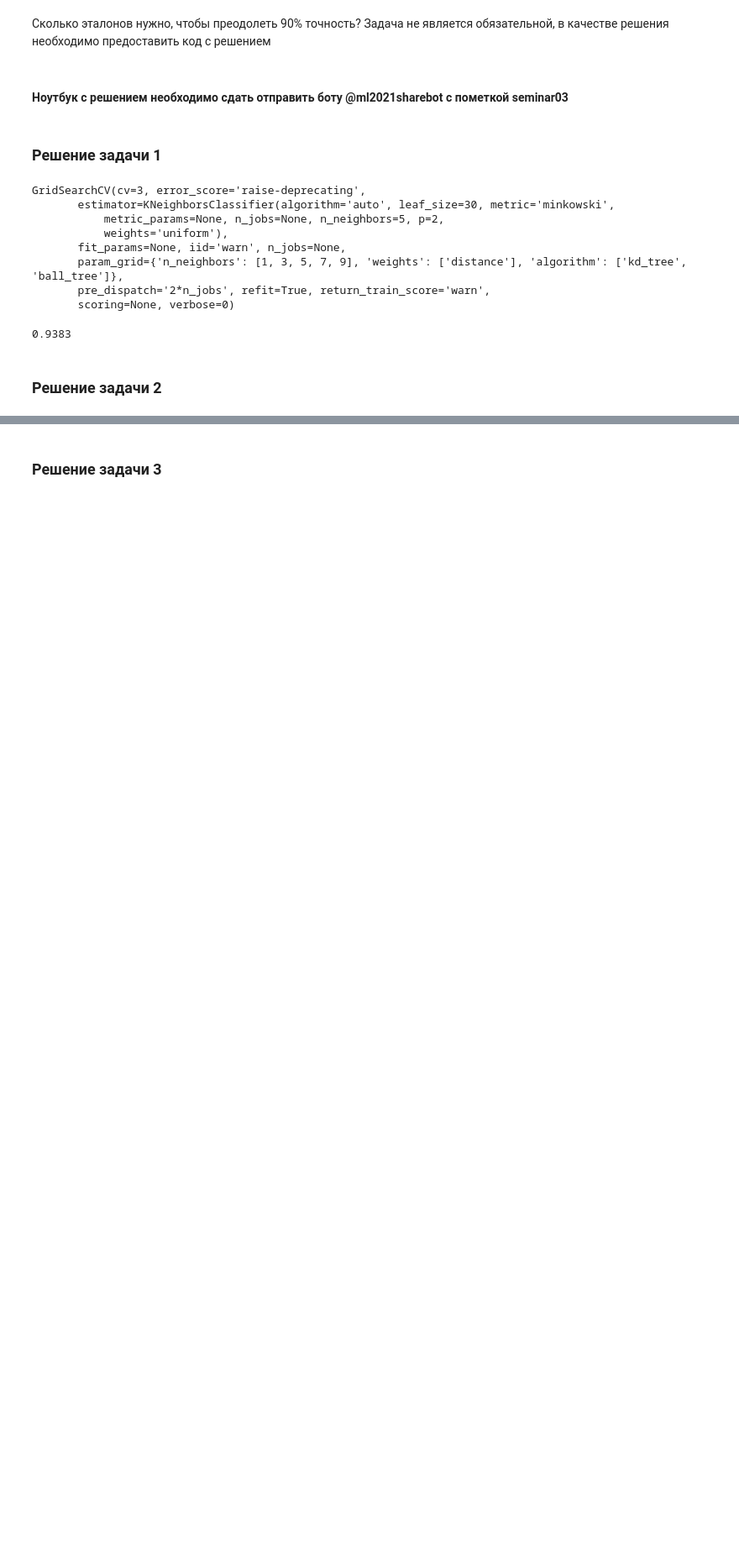
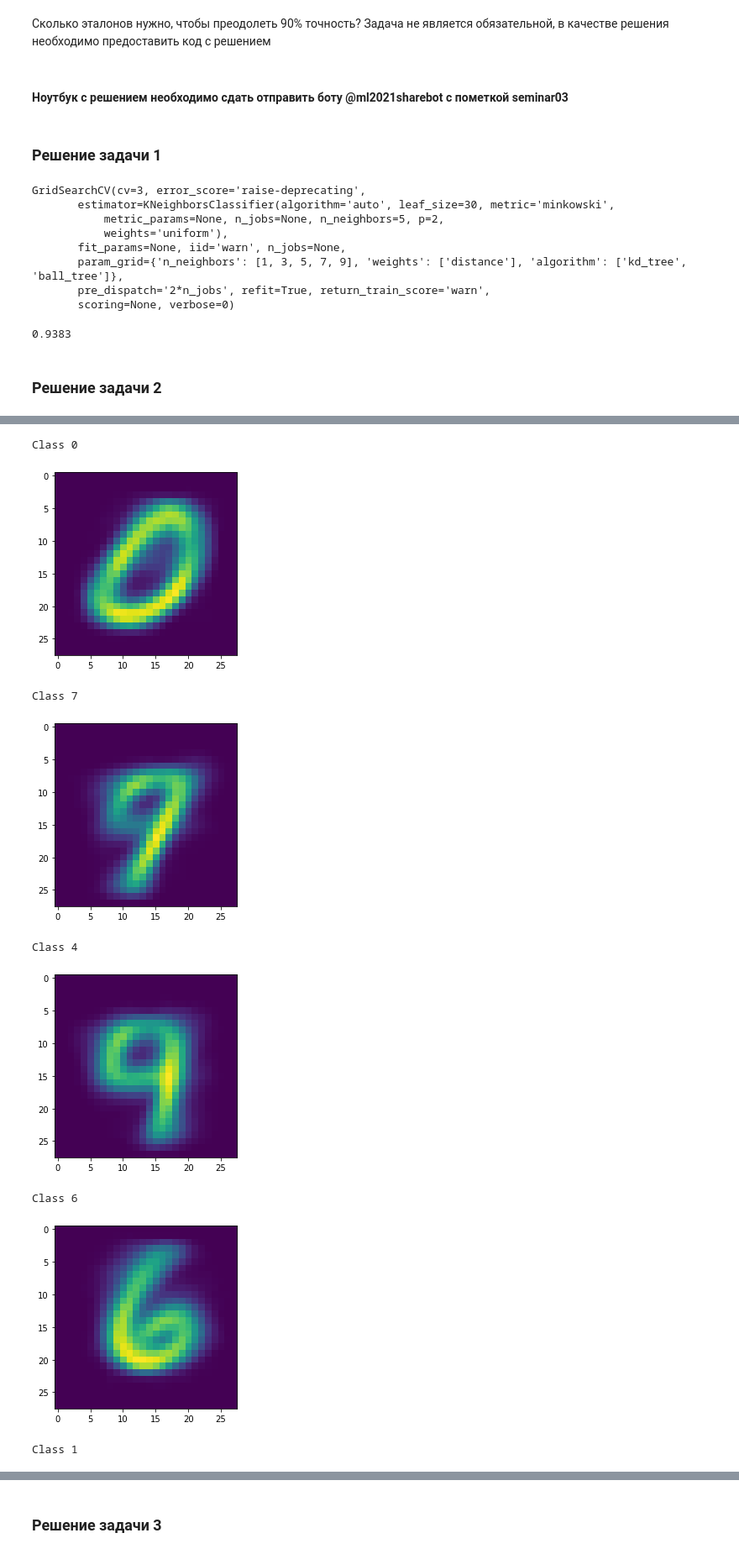
Before and after one commit to scikodot/msu-share, a Jupyter notebook: ml/seminar03/seminar03_knn.ipynb, the cells around one changed output, grey strips where cells are left out. Shown at 84% size. Cells and saved outputs as stored; diff of their text form; code cells hidden in the pictures; blank space fills up the shorter version.

```diff
--- a/ml/seminar03/seminar03_knn.ipynb
+++ b/ml/seminar03/seminar03_knn.ipynb
@@ -179 +181,8 @@ from sklearn.cluster import KMeans
 km = KMeans(n_clusters=10)
+# %%
+# Fit
+frac = len(train_x_1) // 10
+# nc.fit(train_x_1[:frac], train_y[:frac])
+samples = np.random.choice(len(train_x_1), frac)
+# km.fit(train_x_1[:frac])
+km.fit(train_x_1[samples])
@@ -179,0 +193,9 @@ km = KMeans(n_clusters=10)
+# %%
+# Get cluster centers' classes
+centerClasses = []
+for i in range(10):
+    indices = np.argwhere(km.labels_ == i).flatten()
+    classes = train_y[samples[indices]]
+    centerClasses.append(np.argmax(np.bincount(classes)))
+
+print(centerClasses)
@@ -179,0 +204,22 @@ km = KMeans(n_clusters=10)
+# %%
+# Show centroids
+# for i in range(len(nc.centroids_)):
+#     print('Class', nc.classes_[i])
+#     plt.imshow(nc.centroids_[i].reshape((28, 28)))
+#     plt.show()
+
+# Show clusters
+for i in range(len(km.cluster_centers_)):
+    print('Class', centerClasses[i])
+    plt.imshow(km.cluster_centers_[i].reshape(28, 28))
+    plt.show()
+# %% [output]
+Class 0
+[figure, added]
+Class 7
+[figure, added]
+Class 4
+[figure, added]
+Class 6
+[figure, added]
+Class 1
```
Also changed, not shown: parts of 9 cells of this notebook.
